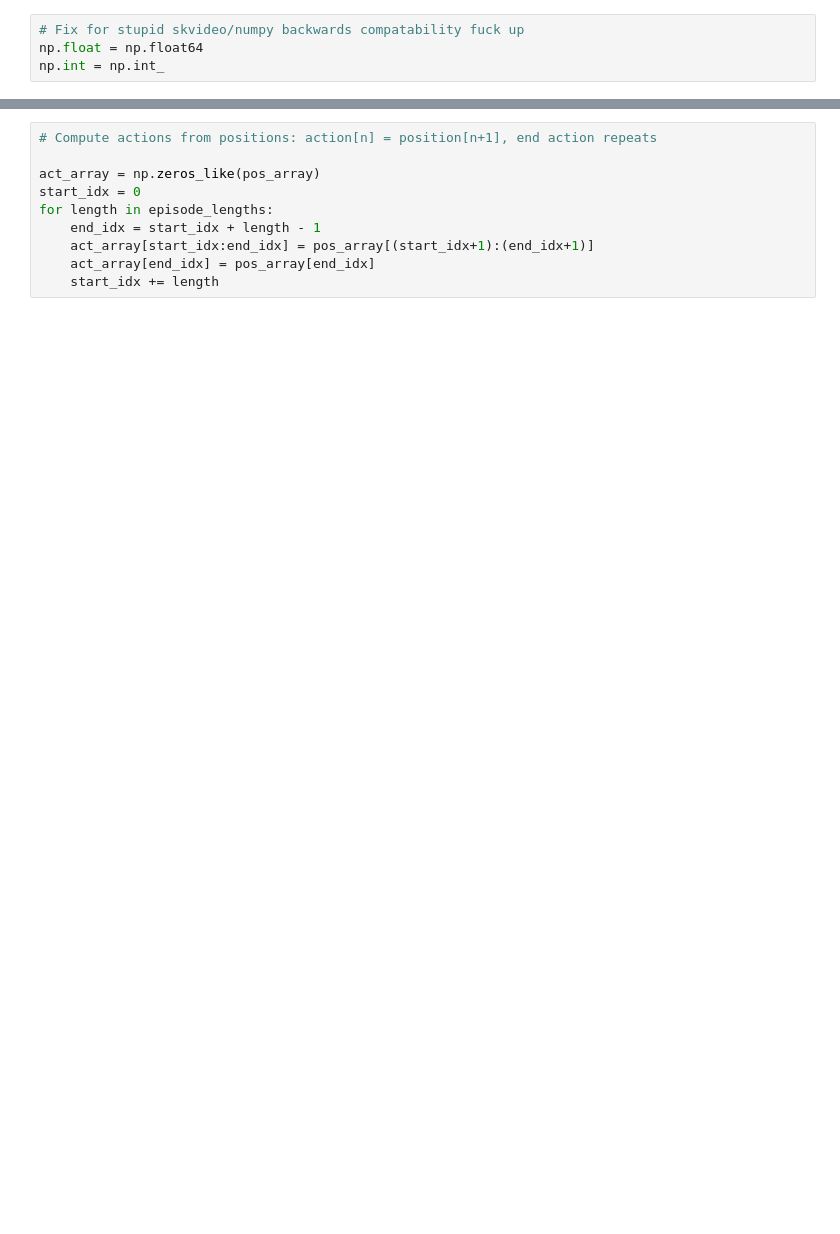
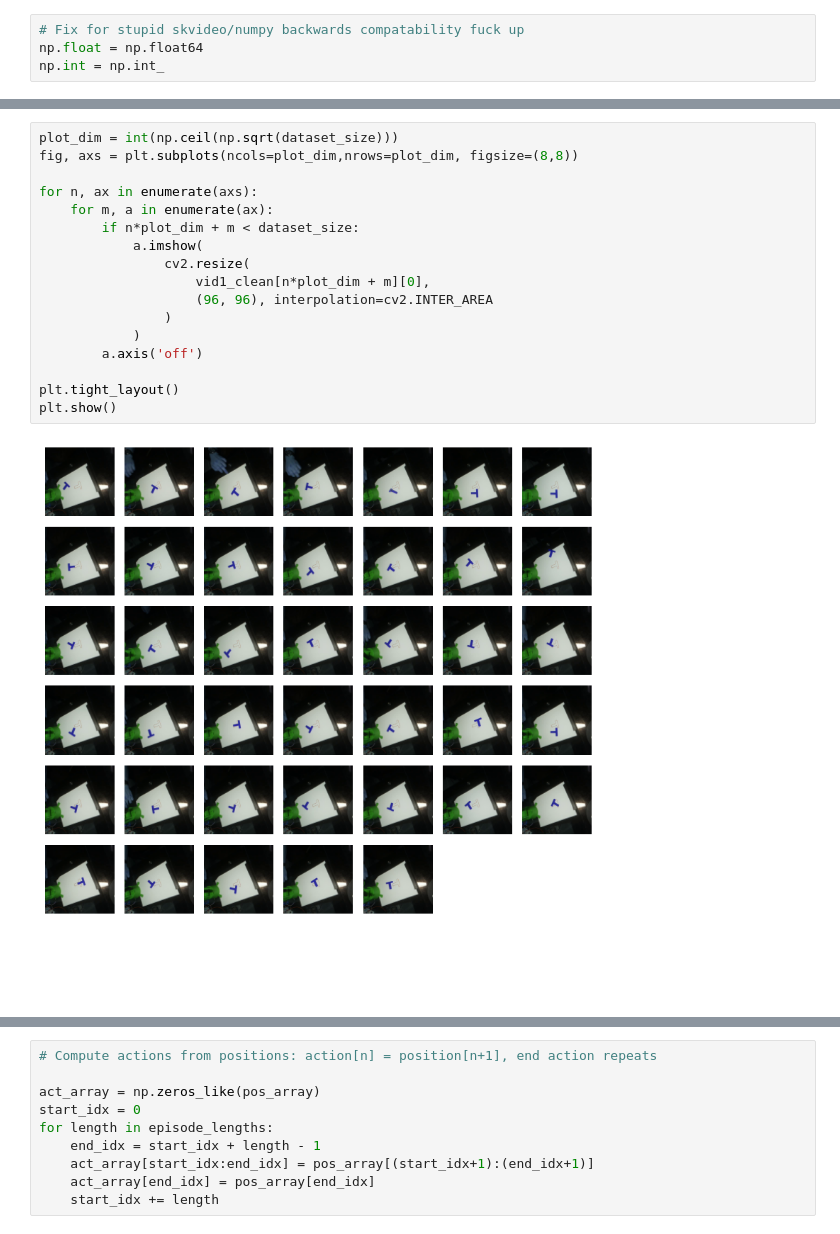
Before and after one commit to QuentenW/Yuuki, a Jupyter notebook: training/pusht_dataClean.ipynb, the cells around one changed output, grey strips where cells are left out. Drawn from its saved outputs; the diff is of its cells as text; blank space fills up the shorter version.

```diff
--- a/training/pusht_dataClean.ipynb
+++ b/training/pusht_dataClean.ipynb
@@ -86,0 +133,19 @@ pos_array = np.vstack([list(pos.values()) for pos in pos_clean])
+# %%
+plot_dim = int(np.ceil(np.sqrt(dataset_size)))
+fig, axs = plt.subplots(ncols=plot_dim,nrows=plot_dim, figsize=(8,8))
+
+for n, ax in enumerate(axs):
+    for m, a in enumerate(ax):
+        if n*plot_dim + m < dataset_size:
+            a.imshow(
+                cv2.resize(
+                    vid1_clean[n*plot_dim + m][0],
+                    (96, 96), interpolation=cv2.INTER_AREA
+                )
+            )
+        a.axis('off')
+
+plt.tight_layout()
+plt.show()
+# %% [output]
+[figure, added]
```
Also changed, not shown: parts of 23 cells of this notebook, 3 other files.
